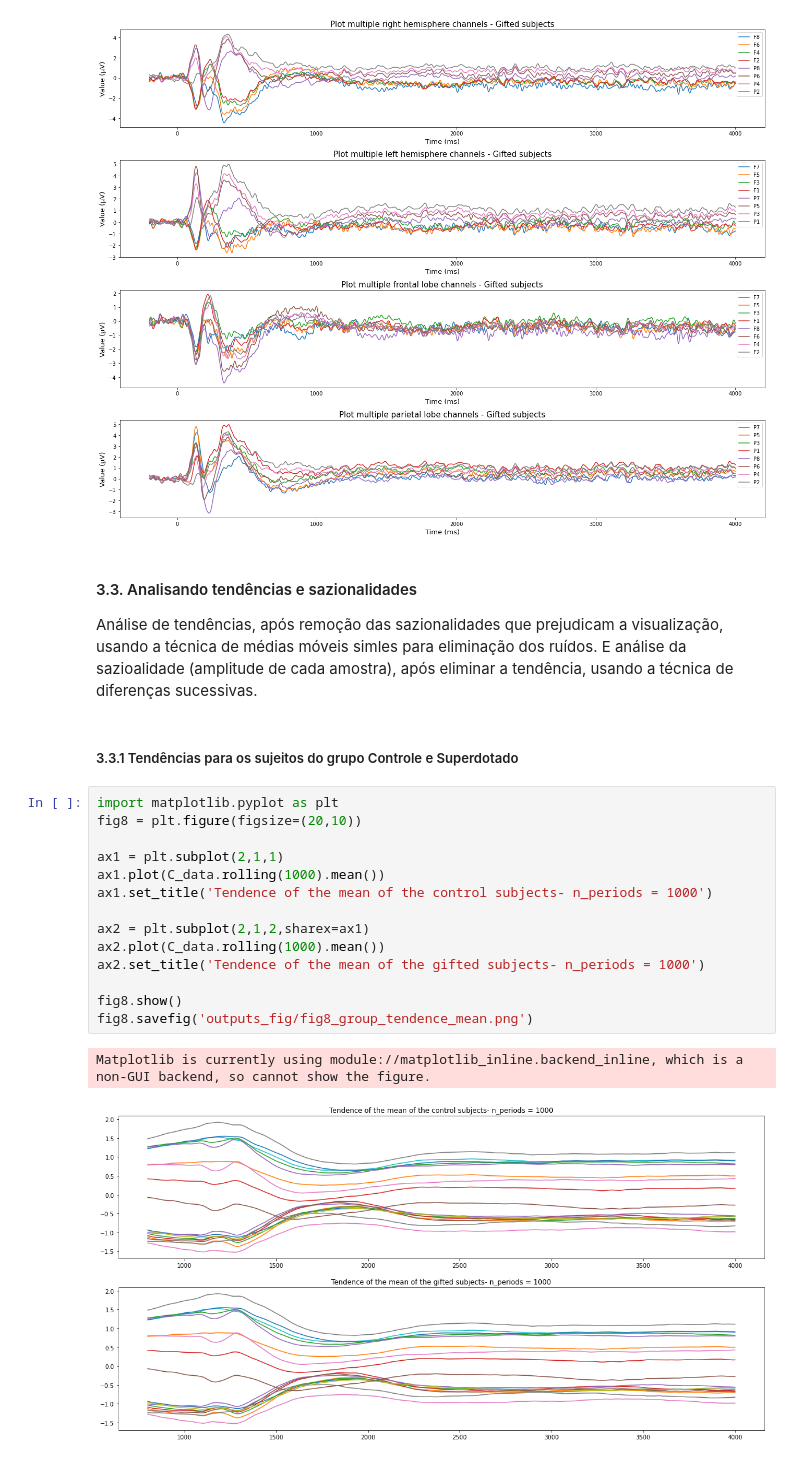
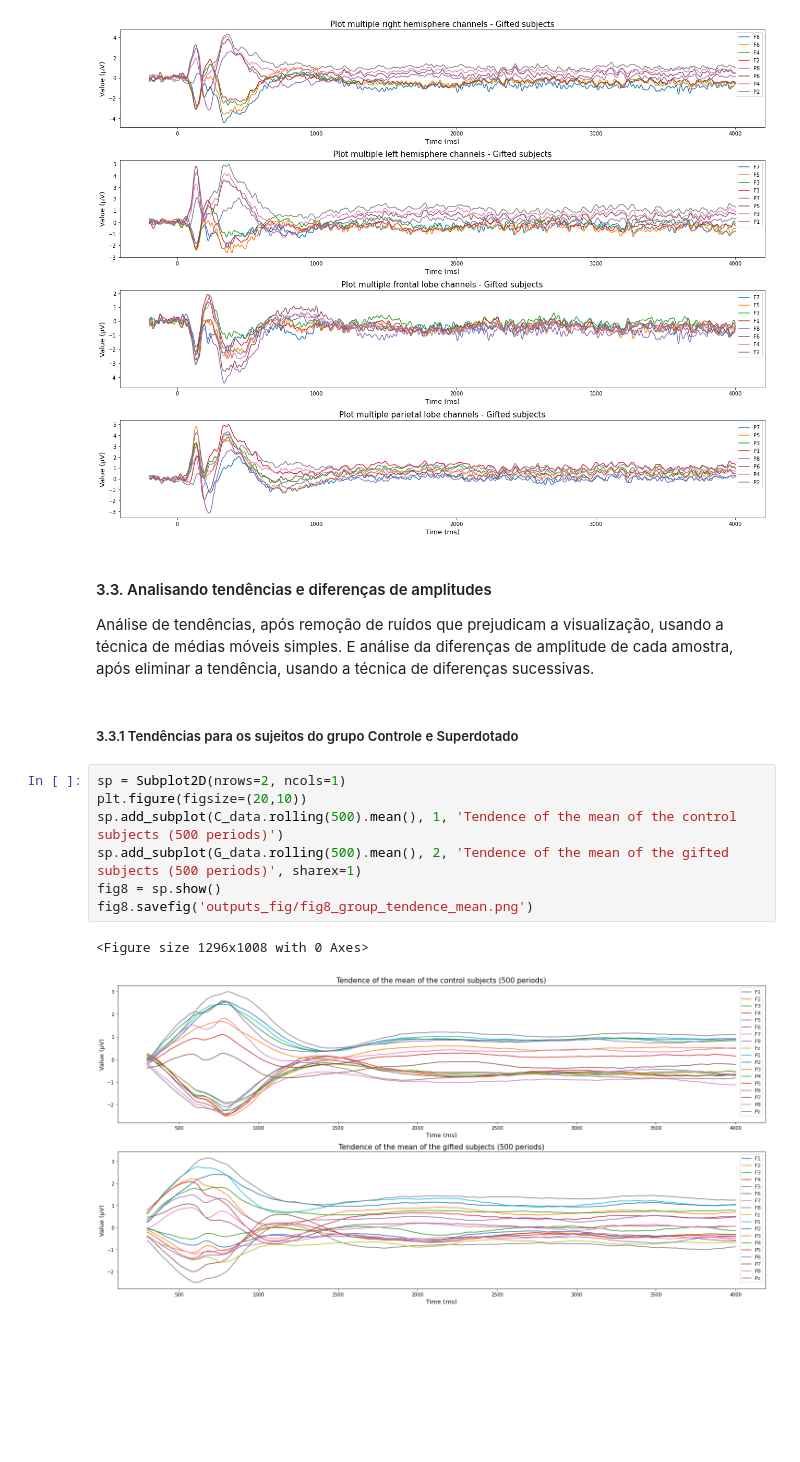
Before and after one commit to abner-lucas/EEG-Time-Series-Prediction, a Jupyter notebook: notebooks/visualization_outputs_eeg.ipynb, the cells around one changed output. Cells and saved outputs as stored; diff of their text form; blank space fills up the shorter version.

Commit message:
Plot multiple channels average of evoked

```diff
--- a/notebooks/visualization_outputs_eeg.ipynb
+++ b/notebooks/visualization_outputs_eeg.ipynb
@@ -238,24 +256,17 @@ fig7.savefig('outputs_fig/fig7_gifted_evoked.png')
 # %% [output]
 [figure]
 # %% [markdown]
-#### <a id='t1'>3.3. Analisando tendências e sazionalidades</a>
-Análise de tendências, após remoção das sazionalidades que prejudicam a visualização, usando a técnica de médias móveis simles para eliminação dos ruídos. E análise da sazioalidade (amplitude de cada amostra), após eliminar a tendência, usando a técnica de diferenças sucessivas.
+#### <a id='t1'>3.3. Analisando tendências e diferenças de amplitudes</a>
+Análise de tendências, após remoção de ruídos que prejudicam a visualização, usando a técnica de médias móveis simples. E análise da diferenças de amplitude de cada amostra, após eliminar a tendência, usando a técnica de diferenças sucessivas.
 # %% [markdown]
 ##### <a id='t_a1a2'>3.3.1 Tendências para os sujeitos do grupo Controle e Superdotado</a>
 # %%
-import matplotlib.pyplot as plt
-fig8 = plt.figure(figsize=(20,10))
-
-ax1 = plt.subplot(2,1,1)
-ax1.plot(C_data.rolling(1000).mean())
-ax1.set_title('Tendence of the mean of the control subjects- n_periods = 1000')
-
-ax2 = plt.subplot(2,1,2,sharex=ax1)
-ax2.plot(C_data.rolling(1000).mean())
-ax2.set_title('Tendence of the mean of the gifted subjects- n_periods = 1000')
-
-fig8.show()
+sp = Subplot2D(nrows=2, ncols=1)
+plt.figure(figsize=(20,10))
+sp.add_subplot(C_data.rolling(500).mean(), 1, 'Tendence of the mean of the control subjects (500 periods)')
+sp.add_subplot(G_data.rolling(500).mean(), 2, 'Tendence of the mean of the gifted subjects (500 periods)', sharex=1)
+fig8 = sp.show()
 fig8.savefig('outputs_fig/fig8_group_tendence_mean.png')
 # %% [output]
-Matplotlib is currently using module://matplotlib_inline.backend_inline, which is a non-GUI backend, so cannot show the figure.
+<Figure size 1296x1008 with 0 Axes>
-[figure, old version]
+[figure, new version]
```
Also changed, not shown: parts of 9 cells of this notebook, 3 other files.
